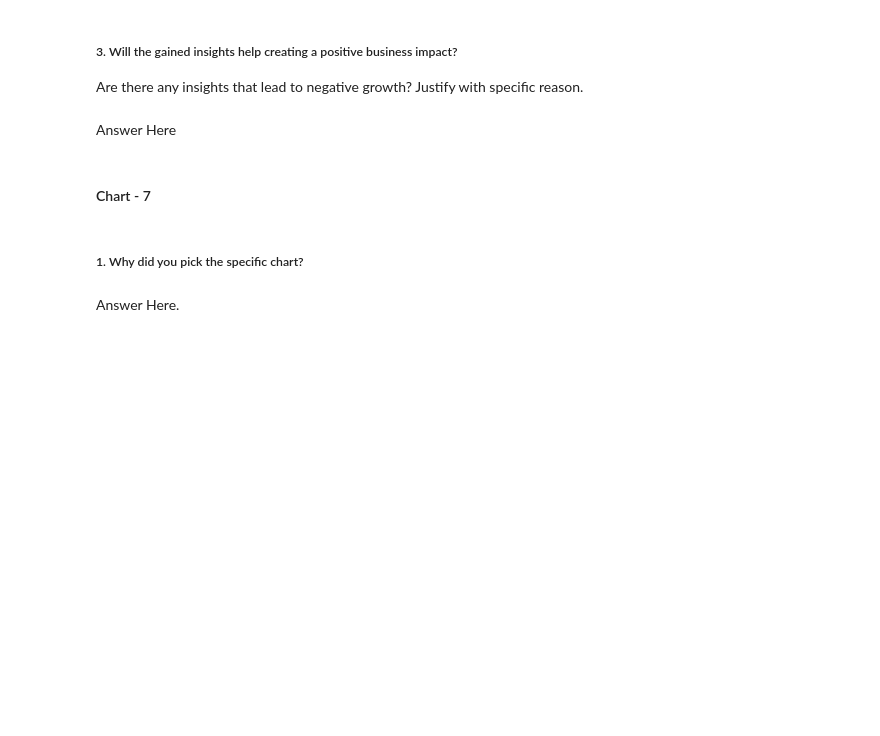
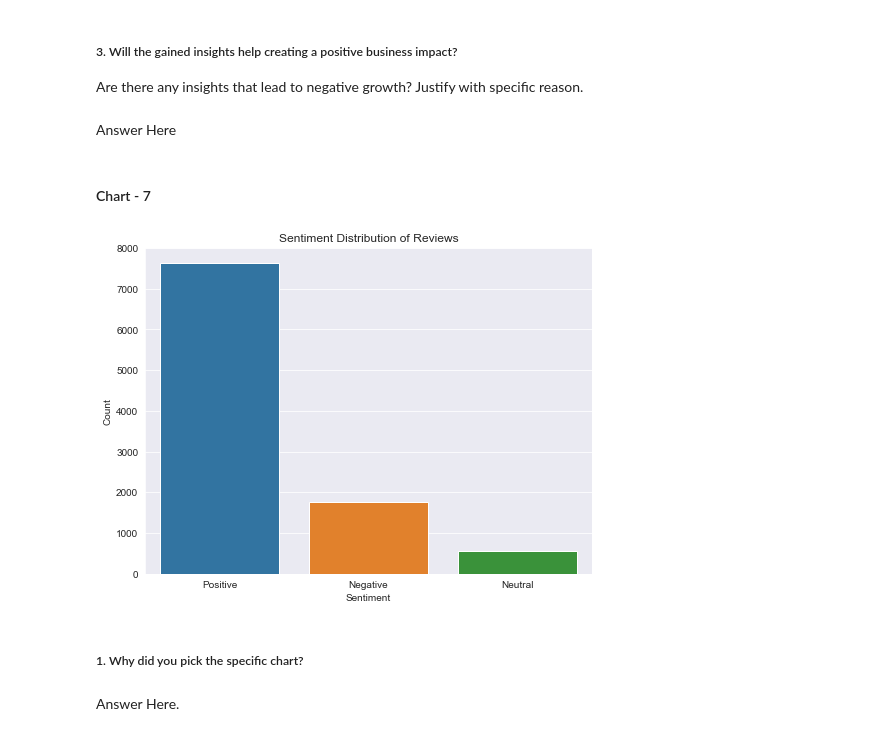
Before and after one commit to Saurabhshrma/Zomato-Restaurant-Clustering-and-Sentiment-Analysis, a Jupyter notebook: Zomato Restaurant Clustering and Sentiment Analysis.ipynb, the cells around one changed output. Cells and saved outputs as stored; diff of their text form; code cells hidden in the pictures; blank space fills up the shorter version.

```diff
--- a/Zomato Restaurant Clustering and Sentiment Analysis.ipynb
+++ b/Zomato Restaurant Clustering and Sentiment Analysis.ipynb
@@ -429,0 +481,15 @@ merged_data.shape
+# %%
+# Normalizing Text (i.e., Stemming, Lemmatization etc.)
+
+import nltk
+#nltk.download('wordnet')
+from nltk.stem import WordNetLemmatizer
+
+
+lemmatizer = WordNetLemmatizer()
+
+def lemmatize_token(token):
+    return lemmatizer.lemmatize(token, pos='v') # 'v' specifies that the token is a verb
+
+
+df['lemmatized'] = df['tokens'].apply(lambda x: ' '.join([lemmatize_token(token) for token in x]))
@@ -429,0 +508,6 @@ merged_data.shape
+# %%
+# Perform sentiment analysis using TextBlob
+df['Sentiment'] = df['lemmatized'].apply(lambda x: TextBlob(x).sentiment.polarity)
+
+# Map sentiment polarity to sentiment labels
+df['Sentiment_Label'] = df['Sentiment'].apply(lambda x: 'Positive' if x > 0 else 'Negative' if x < 0 else 'Neutral')
@@ -616,3 +746,15 @@ Answer Here
+# %%
+# Chart - 7 visualization code
+
+# Plot sentiment distribution
+plt.figure(figsize=(8, 6))
+sns.countplot(data=df, x='Sentiment_Label')
+plt.title('Sentiment Distribution of Reviews')
+plt.xlabel('Sentiment')
+plt.ylabel('Count')
+plt.show()
+# %% [output]
+[figure, added]
 # %% [markdown]
 ##### 1. Why did you pick the specific chart?
 # %% [markdown]
```
Also changed, not shown: parts of 90 cells of this notebook.
